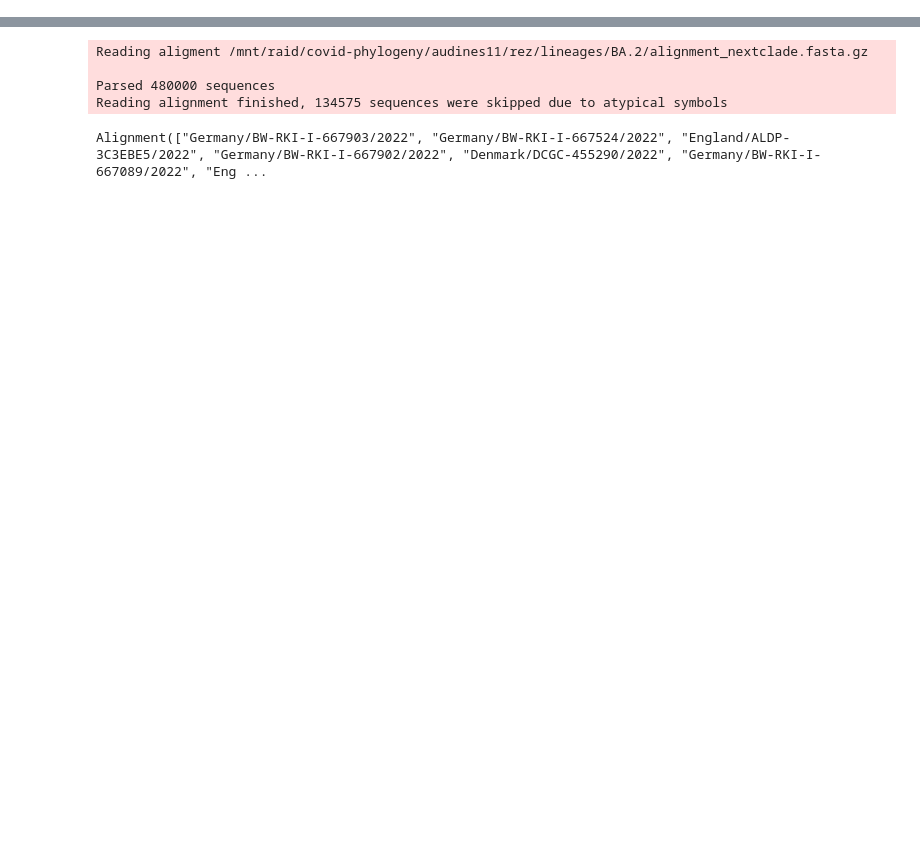
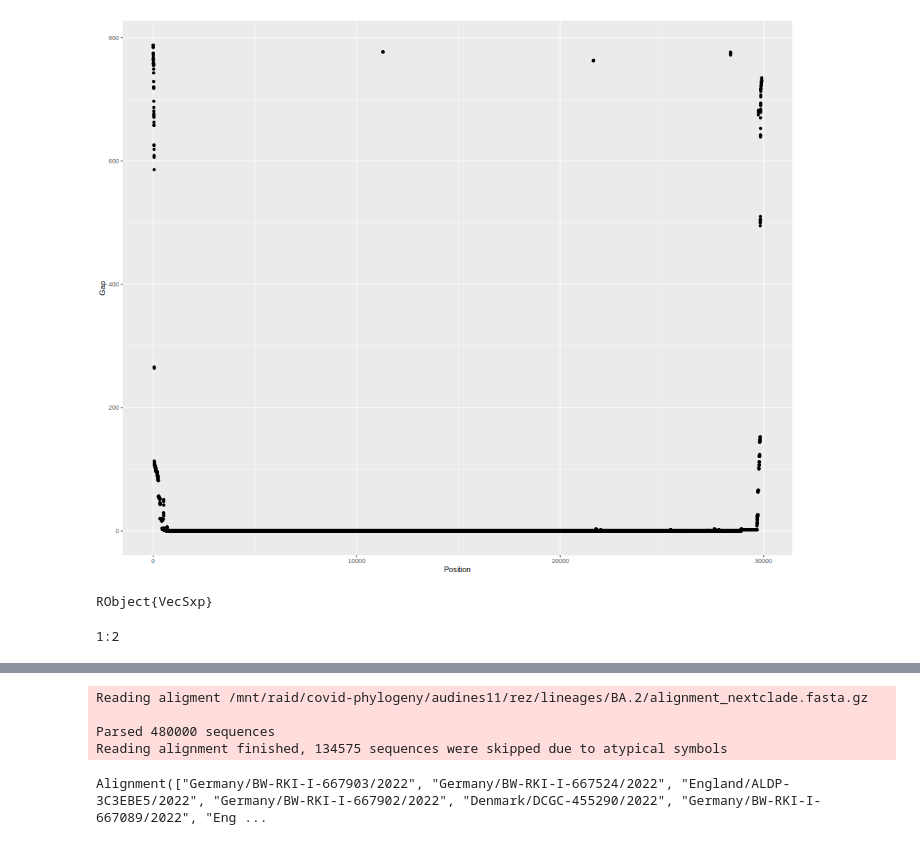
Before and after one commit to GediminasA/JuliaClusterAndTreeTools, a Jupyter notebook: notebooks/test_aln.ipynb, the cells around one changed output, grey strips where cells are left out. Saved outputs shown, nothing was run; the diff lists cells and outputs as text; code cells hidden in the pictures; blank space fills up the shorter version.

Commit message:
Statistics on rows and columns

```diff
--- a/notebooks/test_aln.ipynb
+++ b/notebooks/test_aln.ipynb
@@ -67,0 +50,23 @@ Alignment(["England/MILK-344B0FD/2022", "Scotland/QEUH-3C507DA/2022", "England/P
+# %%
+m = aln.M
+set_dna = [DNA_N,DNA_Gap]
+out = Array{Array{Int64},1}()
+ctparse = 0
+for clm in eachcol(m)
+    cm = countmap(clm)
+    N = length(clm)
+    cmvals =  map( (x) -> x in keys(cm) ? cm[x] : 0, set_dna)
+    push!(cmvals,N)
+    push!(out,cmvals)
+    ctparse += 1
+    if mod(ctparse,1000) == 0
+        print("Counted $ctparse columns\r")
+    end
+end
+println("Doing transposition...")
+outm = transpose(hcat(out...))
+println("Done. Converting to a data frame...")
+outd = DataFrame(outm,[:N,:Gap,:Total])
+outd.Position = 1:length(outm[:,1])
+println("Done")
+outd
@@ -67,0 +97,15 @@ Alignment(["England/MILK-344B0FD/2022", "Scotland/QEUH-3C507DA/2022", "England/P
+# %%
+@rput outd
+RCall.rcall_p(:options, rcalljl_options=Dict(:width => 1000, :height => 800))
+R"""
+p <- ggplot(data=outd) + geom_point(aes(x=Position,y=Gap))
+summary(outd)
+p
+"""
+# %% [output]
+[figure, added]
+RObject{VecSxp}
+# %%
+1:2
+# %% [output]
+1:2
```
Also changed, not shown: parts of 19 cells of this notebook, 2 other files.
